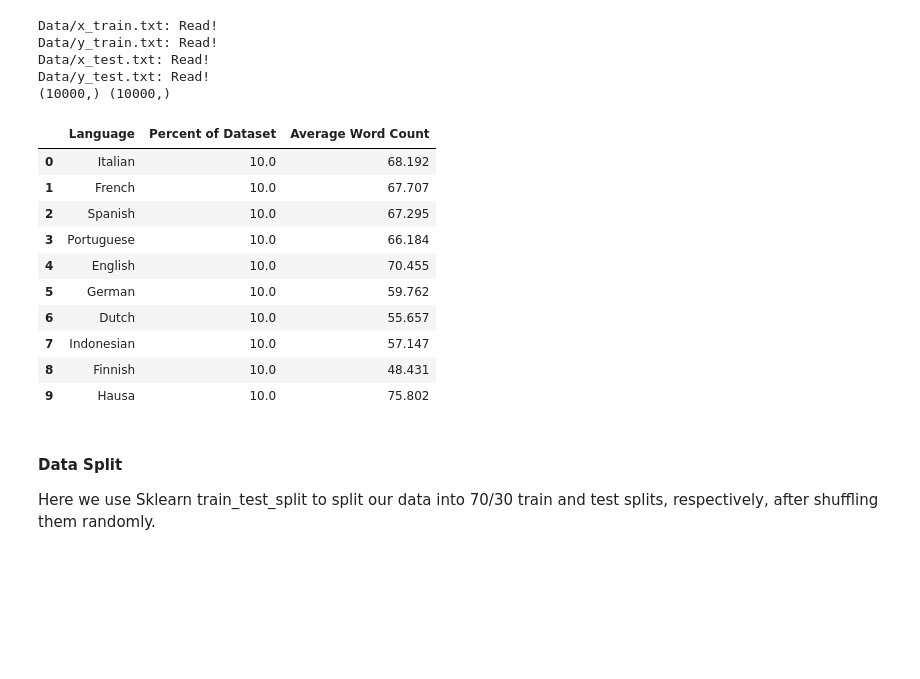
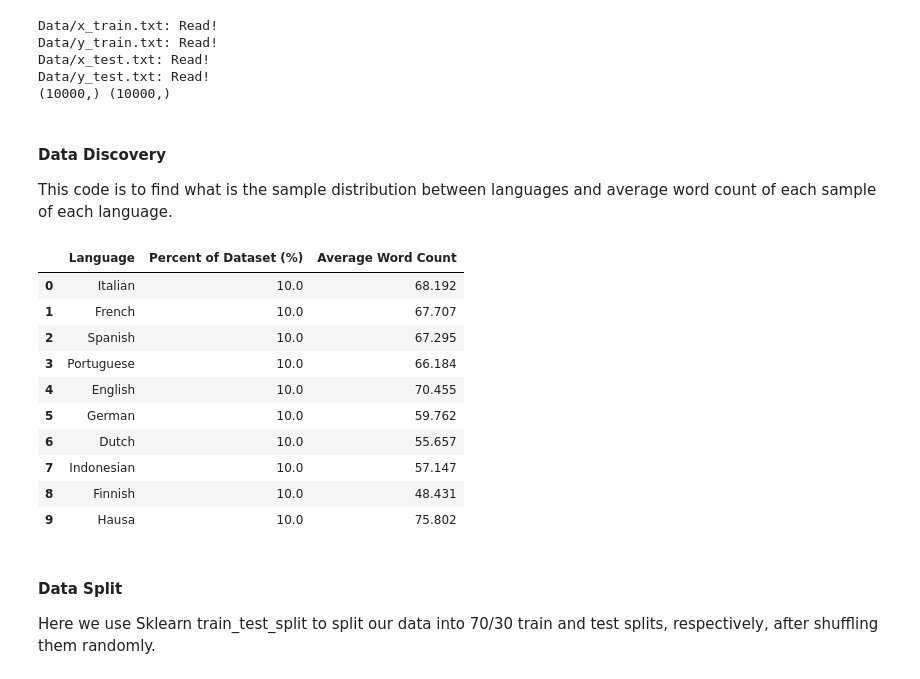
Before and after one commit to TheHamad2023/CS345-Spring2025-Project, a Jupyter notebook: CS345-Project.ipynb, the cells around one changed output. Cells and saved outputs as stored; diff of their text form; code cells hidden in the pictures; blank space fills up the shorter version.

```diff
--- a/CS345-Project.ipynb
+++ b/CS345-Project.ipynb
@@ -83,41 +83,44 @@ Data/y_train.txt: Read!
 Data/x_test.txt: Read!
 Data/y_test.txt: Read!
 (10000,) (10000,)
+# %% [markdown]
+#### Data Discovery
+This code is to find what is the sample distribution between languages and average word count of each sample of each language.
 # %%
 def avg_words(filtered_X):
     total = 0
     for text in filtered_X:
         words = str(text).split()
         total += len(words)
 
     return total / len(filtered_X)
 
 def word_count_perlang(X, y):
     avg_word_count = []
     for lang in lang_codes:
         filtered_X = X[y == lang]
         avg_word_count.append(avg_words(filtered_X))
 
     return avg_word_count
 
 def lang_perc(y):
     lang_perc = []
     total = len(y)
     for lang in lang_codes:
         count = (y == lang).sum()
         percent = (count / total) * 100
         lang_perc.append(percent)
     return lang_perc
 
 df = pd.DataFrame({
     'Language': langs,
-    'Percent of Dataset': lang_perc(y),
+    'Percent of Dataset (%)': lang_perc(y),
     'Average Word Count': word_count_perlang(X, y)
 })
 
 display(df)
 # %% [output]
-|  | Language | Percent of Dataset | Average Word Count |
+|  | Language | Percent of Dataset (%) | Average Word Count |
 | 0 | Italian | 10.0 | 68.192 |
 | 1 | French | 10.0 | 67.707 |
 | 2 | Spanish | 10.0 | 67.295 |
```
Also changed, not shown: parts of 12 cells of this notebook.
